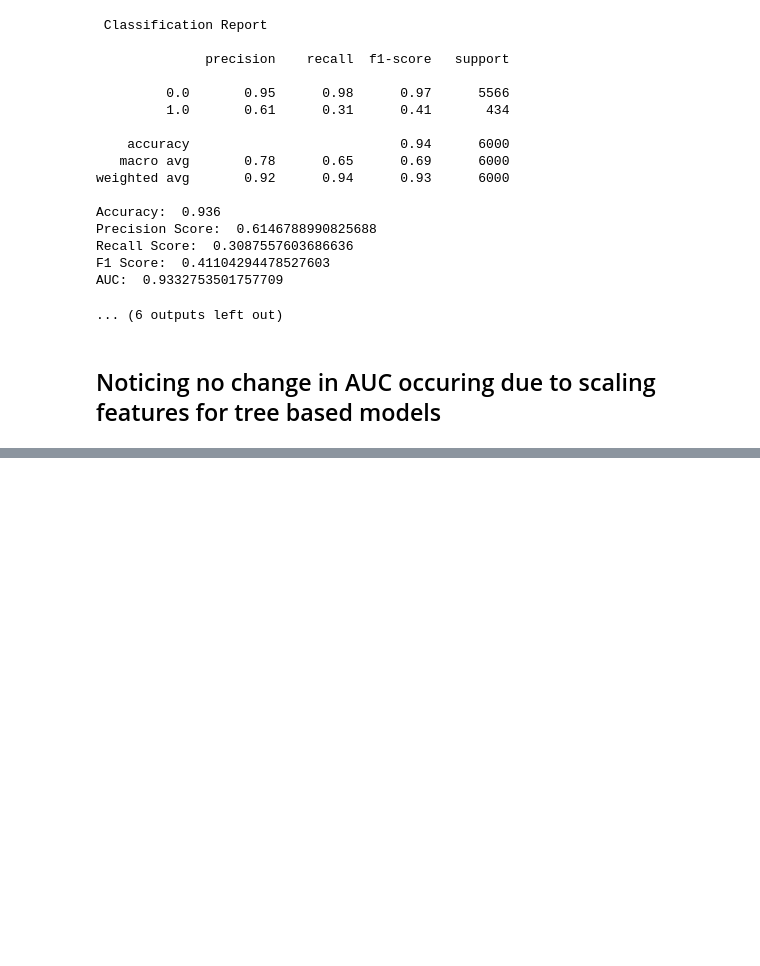
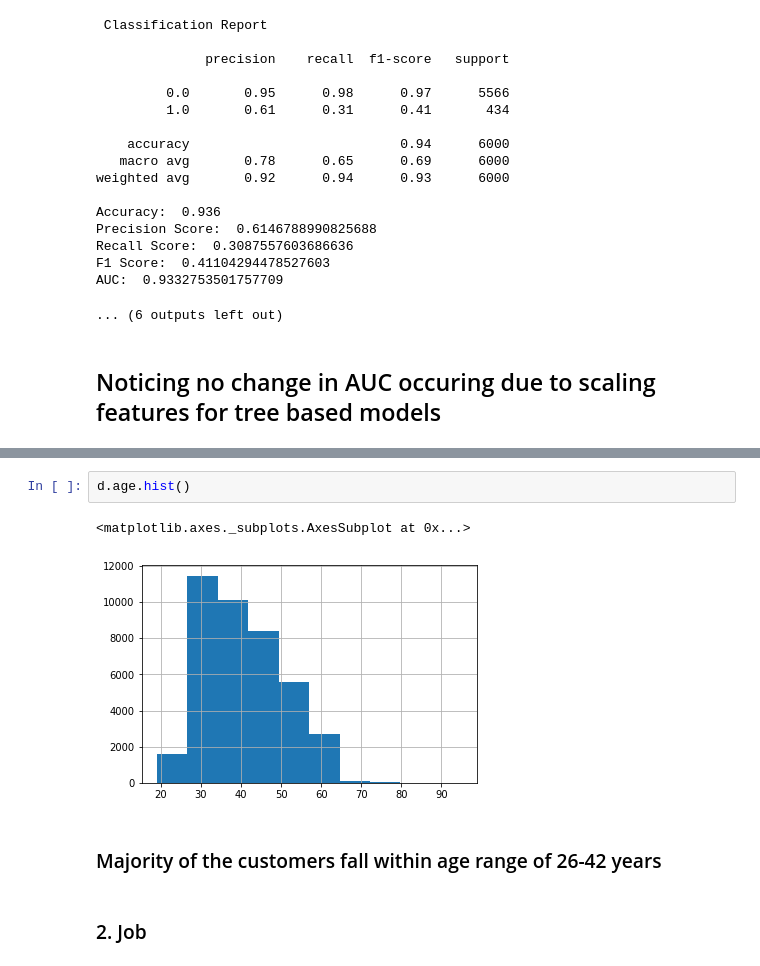
Before and after one commit to ksurasura/bCpQh6CkjWdOVOcx, a Jupyter notebook: term deposit marketing - analysis.ipynb, the cells around one changed output, grey strips where cells are left out. Saved outputs shown, nothing was run; the diff lists cells and outputs as text; blank space fills up the shorter version.

```diff
--- a/term deposit marketing - analysis.ipynb
+++ b/term deposit marketing - analysis.ipynb
@@ -535,0 +675,9 @@ AUC:  0.9332753501757709
+# %%
+d.age.hist()
+# %% [output]
+<matplotlib.axes._subplots.AxesSubplot at 0x...>
+[figure, added]
+# %% [markdown]
+### Majority of the customers fall within age range of 26-42 years
+# %% [markdown]
+### 2. Job
```
Also changed, not shown: parts of 67 cells of this notebook.
